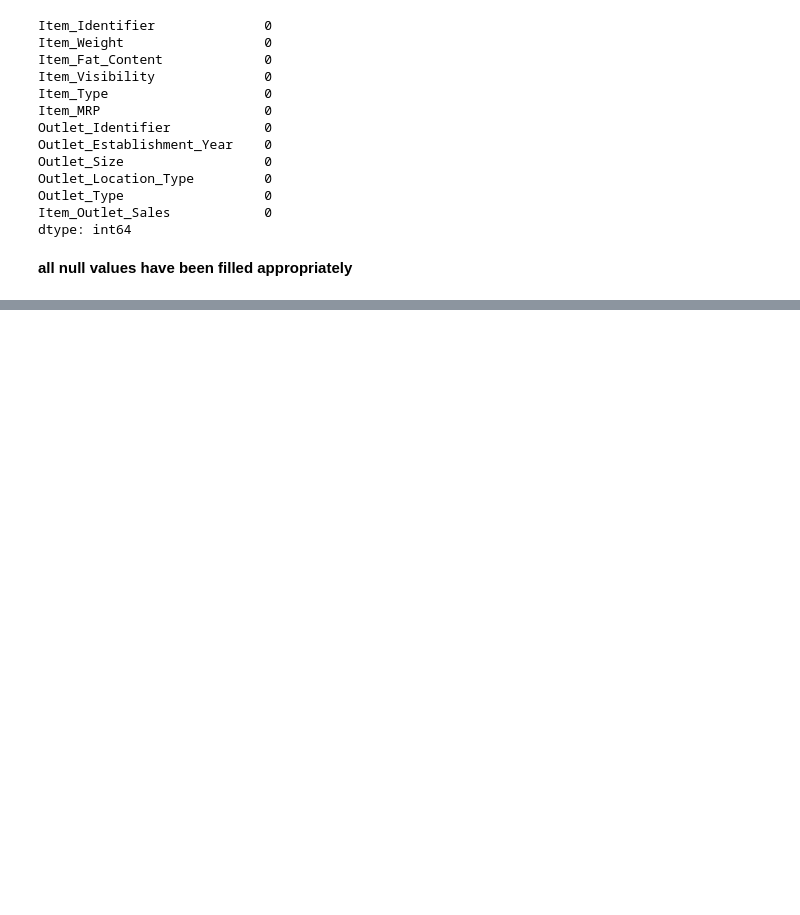
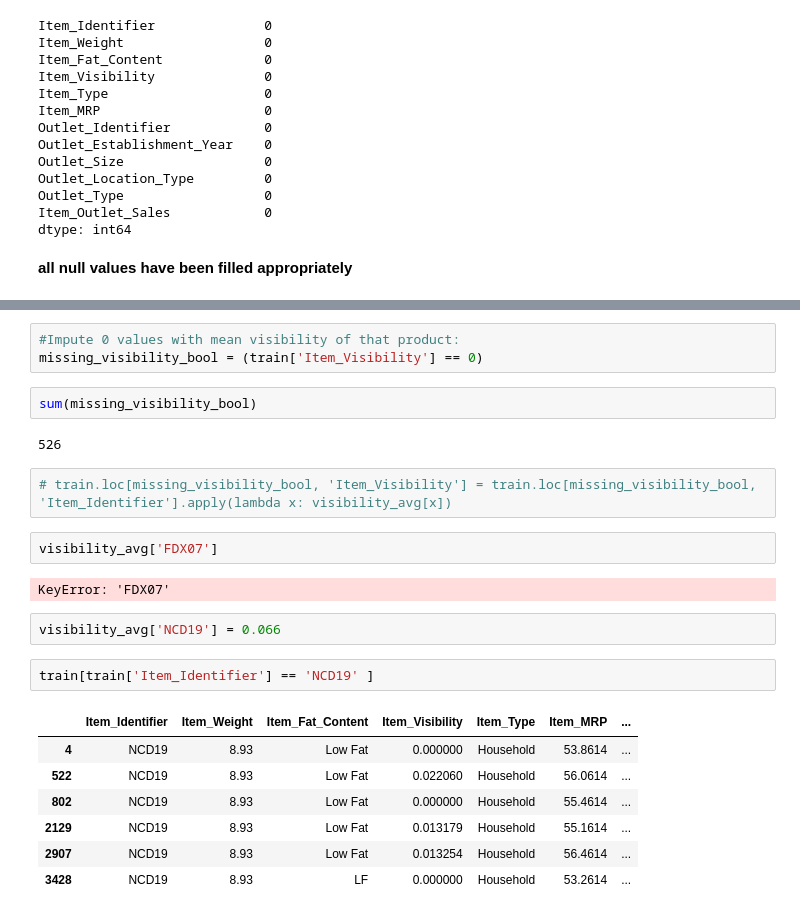
Before and after one commit to aravindsouth/bigmartsales-vc1, a Jupyter notebook: aravind_virtual_comp_1.ipynb, the cells around one changed output, grey strips where cells are left out. Saved outputs shown, nothing was run; the diff lists cells and outputs as text; blank space fills up the shorter version.

```diff
--- a/aravind_virtual_comp_1.ipynb
+++ b/aravind_virtual_comp_1.ipynb
@@ -301,0 +334,25 @@ dtype: int64
+# %%
+#Impute 0 values with mean visibility of that product:
+missing_visibility_bool = (train['Item_Visibility'] == 0)
+# %%
+sum(missing_visibility_bool)
+# %% [output]
+526
+# %%
+# train.loc[missing_visibility_bool, 'Item_Visibility'] = train.loc[missing_visibility_bool, 'Item_Identifier'].apply(lambda x: visibility_avg[x])
+# %%
+visibility_avg['FDX07']
+# %% [output]
+KeyError: 'FDX07'
+# %%
+visibility_avg['NCD19'] = 0.066
+# %%
+train[train['Item_Identifier'] == 'NCD19' ]
+# %% [output]
+|  | Item_Identifier | Item_Weight | Item_Fat_Content | Item_Visibility | Item_Type | Item_MRP | ... |
+| 4 | NCD19 | 8.93 | Low Fat | 0.000000 | Household | 53.8614 | ... |
+| 522 | NCD19 | 8.93 | Low Fat | 0.022060 | Household | 56.0614 | ... |
+| 802 | NCD19 | 8.93 | Low Fat | 0.000000 | Household | 55.4614 | ... |
+| 2129 | NCD19 | 8.93 | Low Fat | 0.013179 | Household | 55.1614 | ... |
+| 2907 | NCD19 | 8.93 | Low Fat | 0.013254 | Household | 56.4614 | ... |
+| 3428 | NCD19 | 8.93 | LF | 0.000000 | Household | 53.2614 | ... |
```
Also changed, not shown: parts of 4 cells of this notebook.
